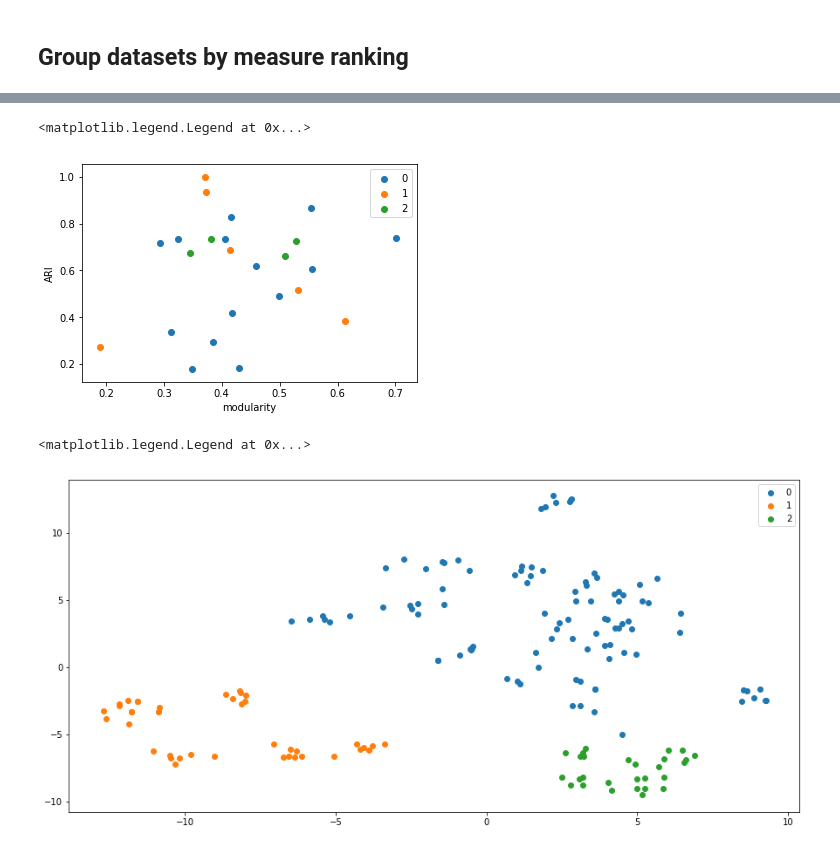
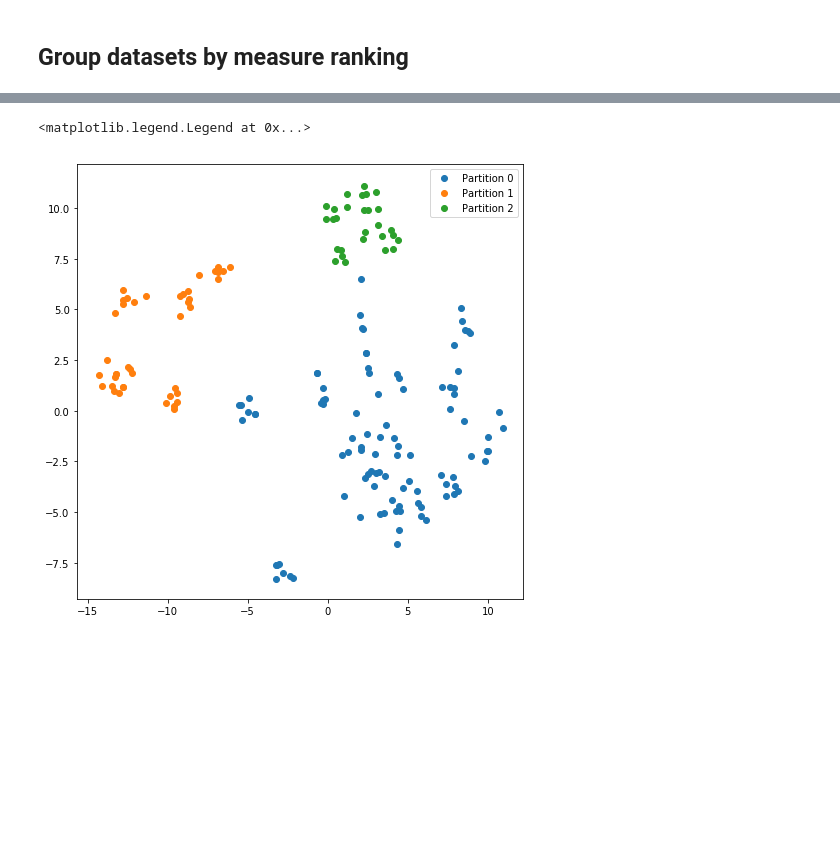
Before and after one commit to vlivashkin/pygkernels-experiments, a Jupyter notebook: experiments/init/analyze_results_datasets.ipynb, the cells around one changed output, grey strips where cells are left out. Cells and saved outputs as stored; diff of their text form; code cells hidden in the pictures; blank space fills up the shorter version.

```diff
--- a/experiments/init/analyze_results_datasets.ipynb
+++ b/experiments/init/analyze_results_datasets.ipynb
@@ -290,28 +217,13 @@ for class_idx in range(n_clusters):
 # %%
+plt.subplots(1, figsize=(8, 8))
 for class_idx in range(n_clusters):
     datasetss = datasets_partition[class_idx]
-
-    x, y = [], []
+    embedding_filtered = []
     for dataset in datasetss:
-        x.append(modularity_results[dataset])
-        y.append(dataset_meanari[dataset])
-    plt.scatter(x, y, label=class_idx)
-plt.xlabel('modularity')
-plt.ylabel('ARI')
+        embedding_filtered.extend(dataset_embedding[dataset])
+    embedding_filtered = np.array(embedding_filtered)
+    plt.scatter(embedding_filtered[:, 0], embedding_filtered[:, 1], label=f'Partition {class_idx}')
 plt.legend()
 # %% [output]
 <matplotlib.legend.Legend at 0x...>
-[figure, old version]
+[figure, new version]
-# %%
-plt.subplots(1, figsize=(15, 7))
-for class_idx in range(n_clusters):
-    datasetss = datasets_partition[class_idx]
-    embedding_filtered = []
-    for dataset in datasetss:
-        embedding_filtered.extend(dataset_embedding[dataset])
-    embedding_filtered = np.array(embedding_filtered)
-    plt.scatter(embedding_filtered[:, 0], embedding_filtered[:, 1], label=class_idx)
-plt.legend()
-# %% [output]
-<matplotlib.legend.Legend at 0x...>
-[figure, removed]
```
Also changed, not shown: parts of 7 cells of this notebook, 7 other files.
